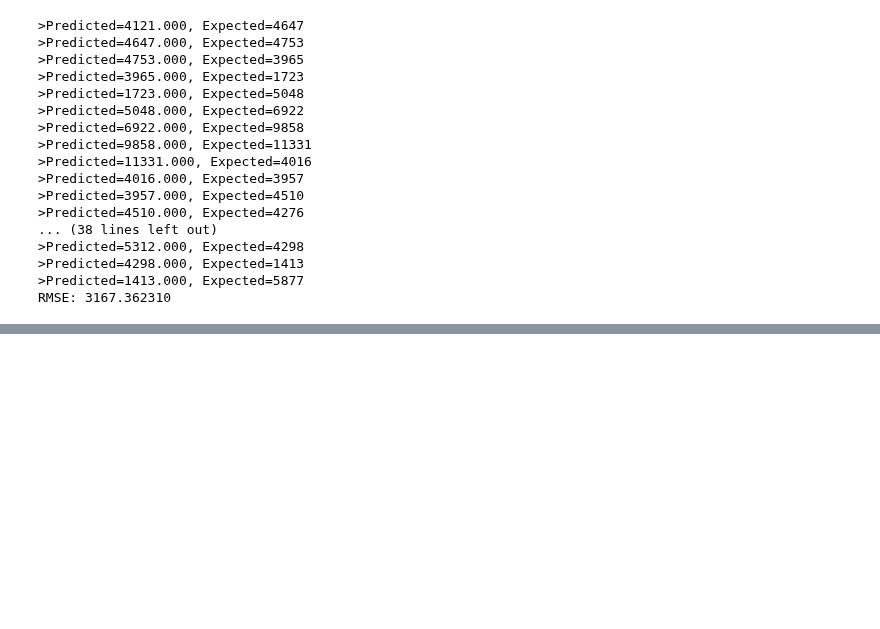
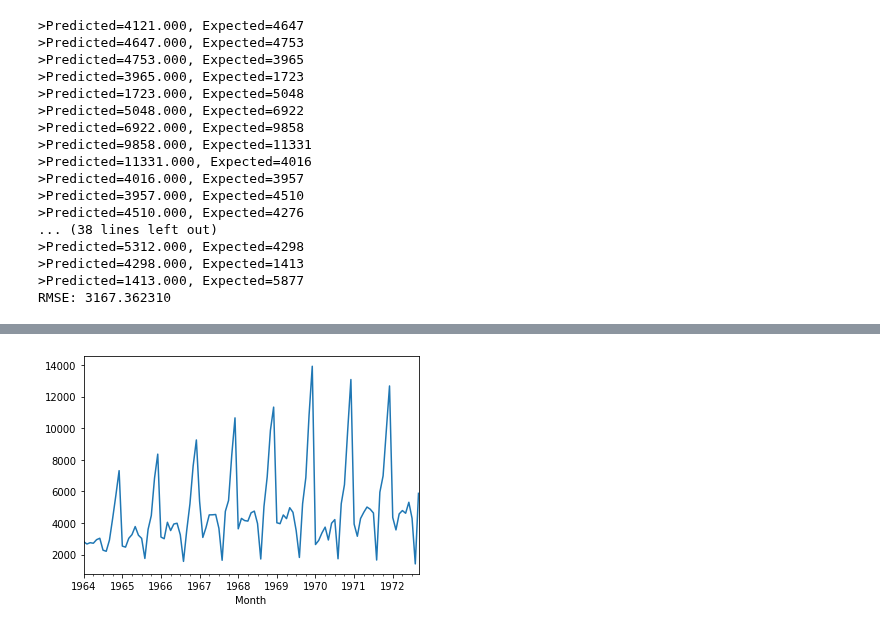
Before and after one commit to ayosamobitade/Time-Series-Analytic-Projects, a Jupyter notebook: Monthly Sales of French Champagne/Untitled.ipynb, the cells around one changed output, grey strips where cells are left out. Drawn from its saved outputs; the diff is of its cells as text; code cells hidden in the pictures; blank space fills up the shorter version.

Commit message:
Time Series Analysis

```diff
--- a/Monthly Sales of French Champagne/Untitled.ipynb
+++ b/Monthly Sales of French Champagne/Untitled.ipynb
@@ -78,0 +93,7 @@ RMSE: 3167.362310
+# %%
+# line plot
+
+series.plot()
+plt.show()
+# %% [output]
+[figure, added]
```
Also changed, not shown: parts of 5 cells of this notebook.
